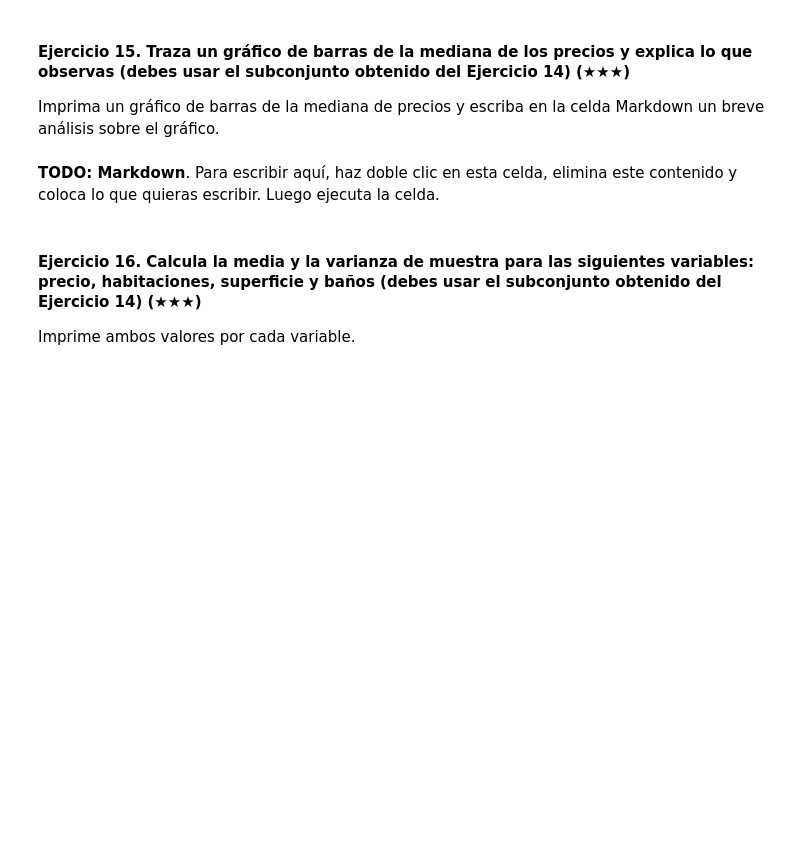
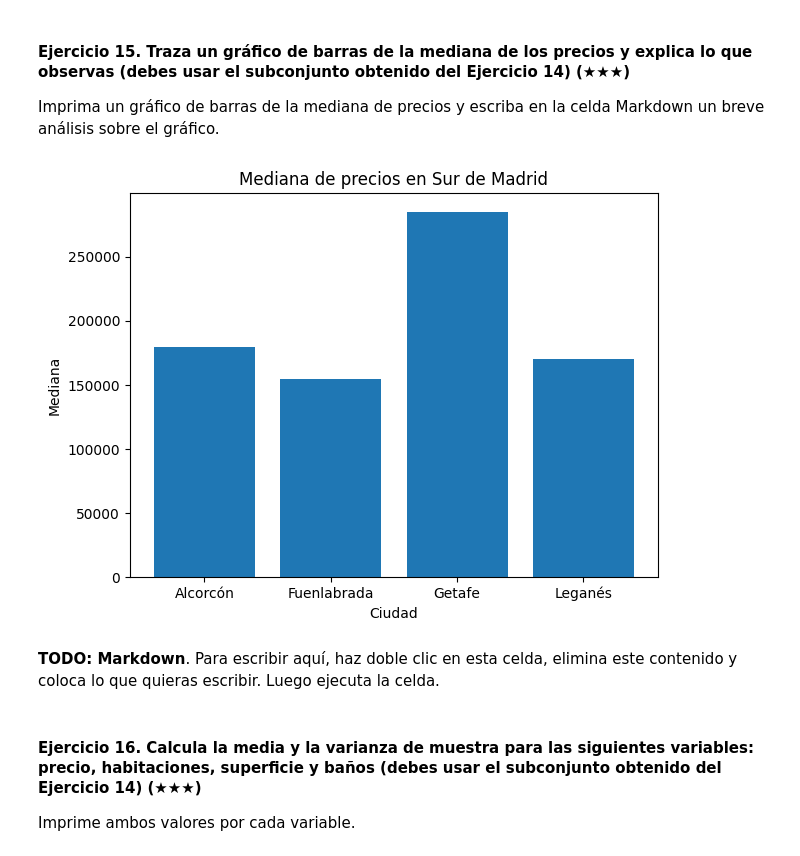
Before and after one commit to AnderTxuCode/anderbermudo-realestate-datacleanup-exercise, a Jupyter notebook: project.es.ipynb, the cells around one changed output. Saved outputs shown, nothing was run; the diff lists cells and outputs as text; code cells hidden in the pictures; blank space fills up the shorter version.

```diff
--- a/project.es.ipynb
+++ b/project.es.ipynb
@@ -252,6 +252,6 @@ La población que contiene más casas es:  Madrid Capital tiene: 6643 casas
 Pista: Filtra el DataFrame original usando la columna `level5` y la función `isin`.
 # %%
 # TODO
-sur = ds.loc[ds["level5"]=="Galapagar","Madrid"]
-sur
+sur = ds[ds['level5'].isin(["Fuenlabrada", "Leganés", "Getafe", "Alcorcón"])]
+print (sur)
 # %% [output]
@@ -261,7 +277,20 @@ KeyError: 'Madrid'
 
 Imprima un gráfico de barras de la mediana de precios y escriba en la celda Markdown un breve análisis sobre el gráfico.
 # %%
-# TODO: Code
+import matplotlib.pyplot as plt
+
+
+median_prices = sur.groupby('level5')['price'].median()
+
+plt.bar(x=median_prices.index, height=median_prices.values)
+
+plt.xlabel('Ciudad')
+plt.ylabel('Mediana')
+plt.title('Mediana de precios en Sur de Madrid')
+plt.tight_layout()
+plt.show()
+# %% [output]
+[figure, added]
 # %% [markdown]
 **TODO: Markdown**. Para escribir aquí, haz doble clic en esta celda, elimina este contenido y coloca lo que quieras escribir. Luego ejecuta la celda.
 # %% [markdown]
```
Also changed, not shown: parts of 8 cells of this notebook.
